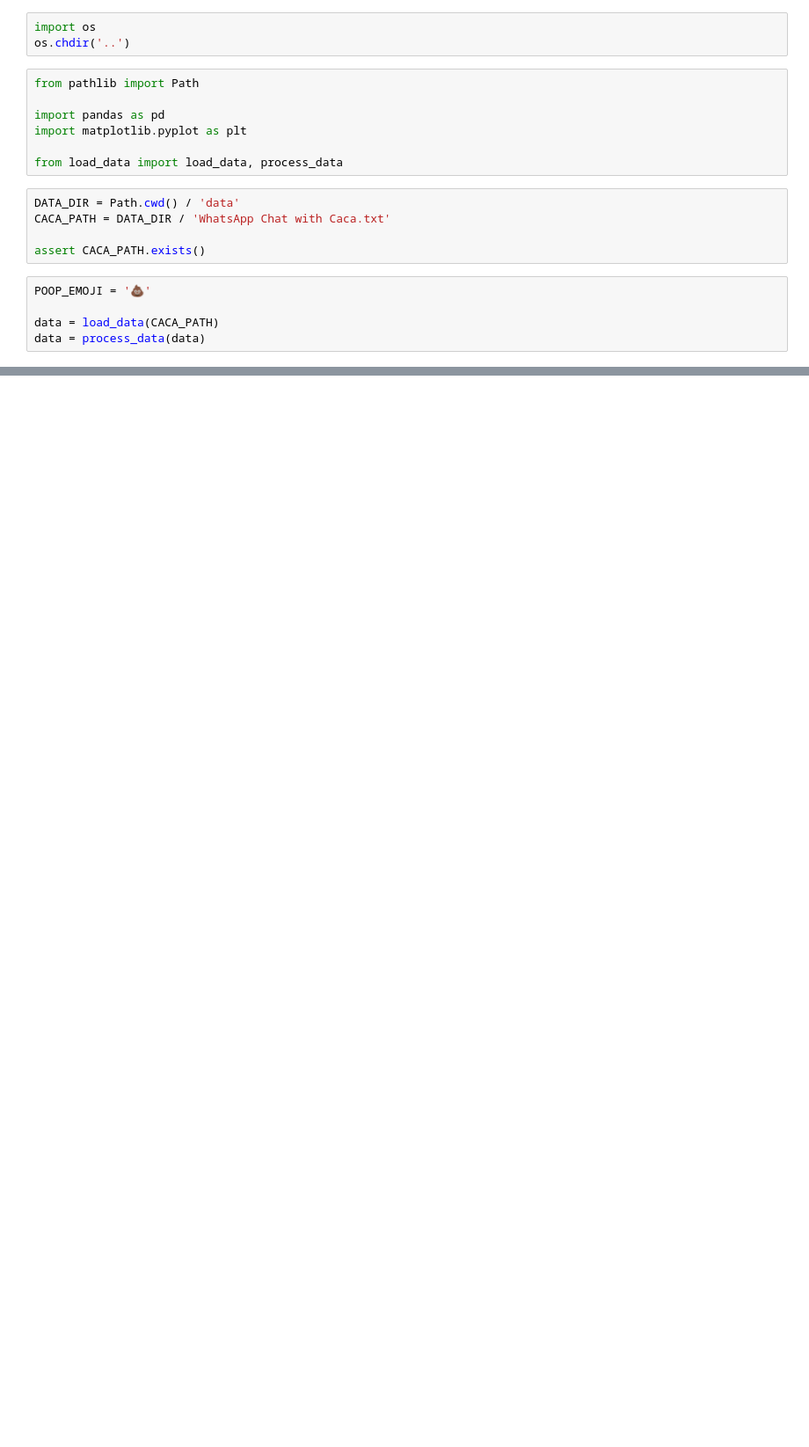
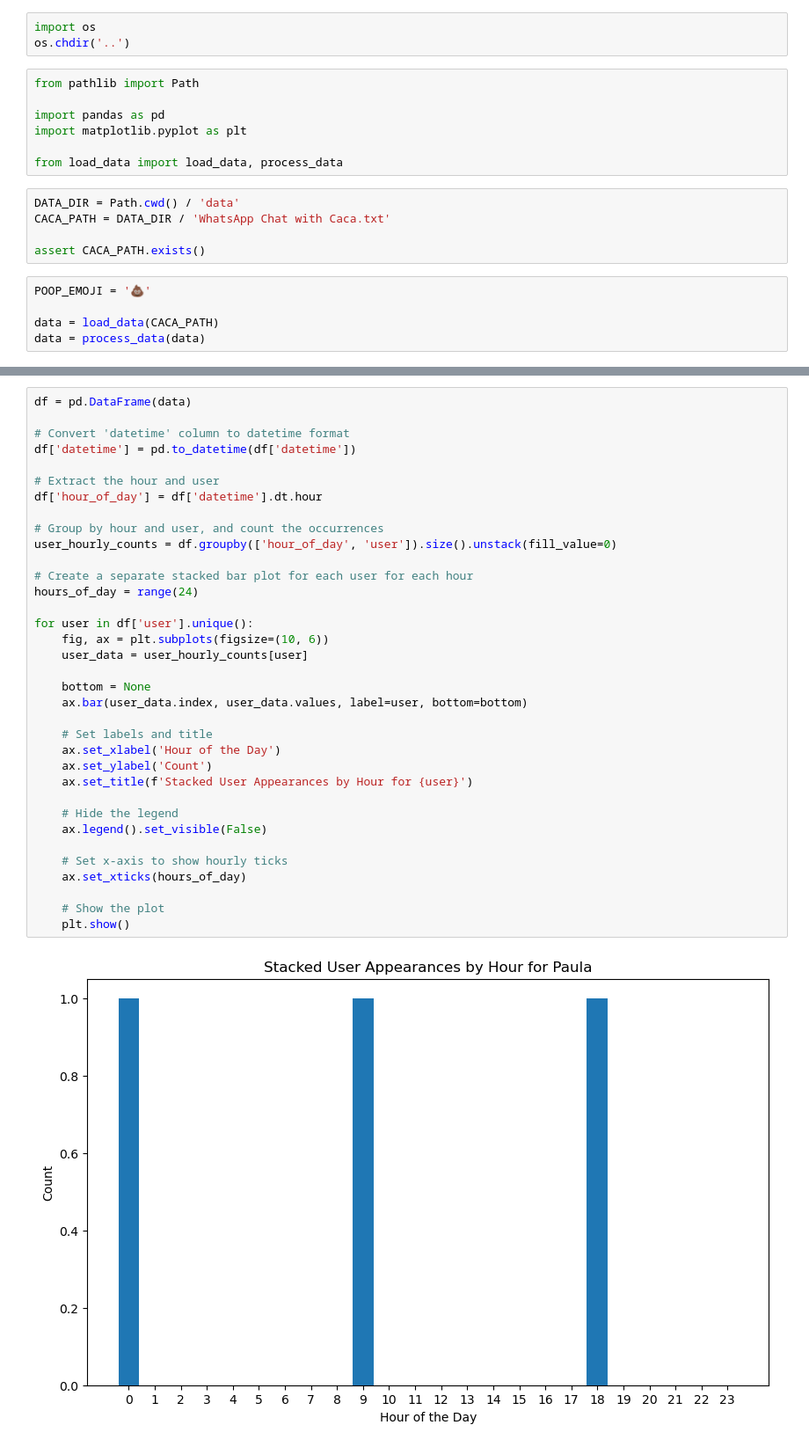
Before and after one commit to pabloskewes/poopanalytics, a Jupyter notebook: notebooks/caca.ipynb, the cells around one changed output, grey strips where cells are left out. Shown at 88% size. Drawn from its saved outputs; the diff is of its cells as text; blank space fills up the shorter version.

```diff
--- a/notebooks/caca.ipynb
+++ b/notebooks/caca.ipynb
@@ -28,0 +135,37 @@ Text(0.5, 1.0, 'Poop Emoji Count by User')
+# %%
+df = pd.DataFrame(data)
+
+# Convert 'datetime' column to datetime format
+df['datetime'] = pd.to_datetime(df['datetime'])
+
+# Extract the hour and user
+df['hour_of_day'] = df['datetime'].dt.hour
+
+# Group by hour and user, and count the occurrences
+user_hourly_counts = df.groupby(['hour_of_day', 'user']).size().unstack(fill_value=0)
+
+# Create a separate stacked bar plot for each user for each hour
+hours_of_day = range(24)
+
+for user in df['user'].unique():
+    fig, ax = plt.subplots(figsize=(10, 6))
+    user_data = user_hourly_counts[user]
+
+    bottom = None
+    ax.bar(user_data.index, user_data.values, label=user, bottom=bottom)
+
+    # Set labels and title
+    ax.set_xlabel('Hour of the Day')
+    ax.set_ylabel('Count')
+    ax.set_title(f'Stacked User Appearances by Hour for {user}')
+
+    # Hide the legend
+    ax.legend().set_visible(False)
+
+    # Set x-axis to show hourly ticks
+    ax.set_xticks(hours_of_day)
+
+    # Show the plot
+    plt.show()
+# %% [output]
+[figure, added]
```
Also changed, not shown: parts of 5 cells of this notebook, 2 other files.
